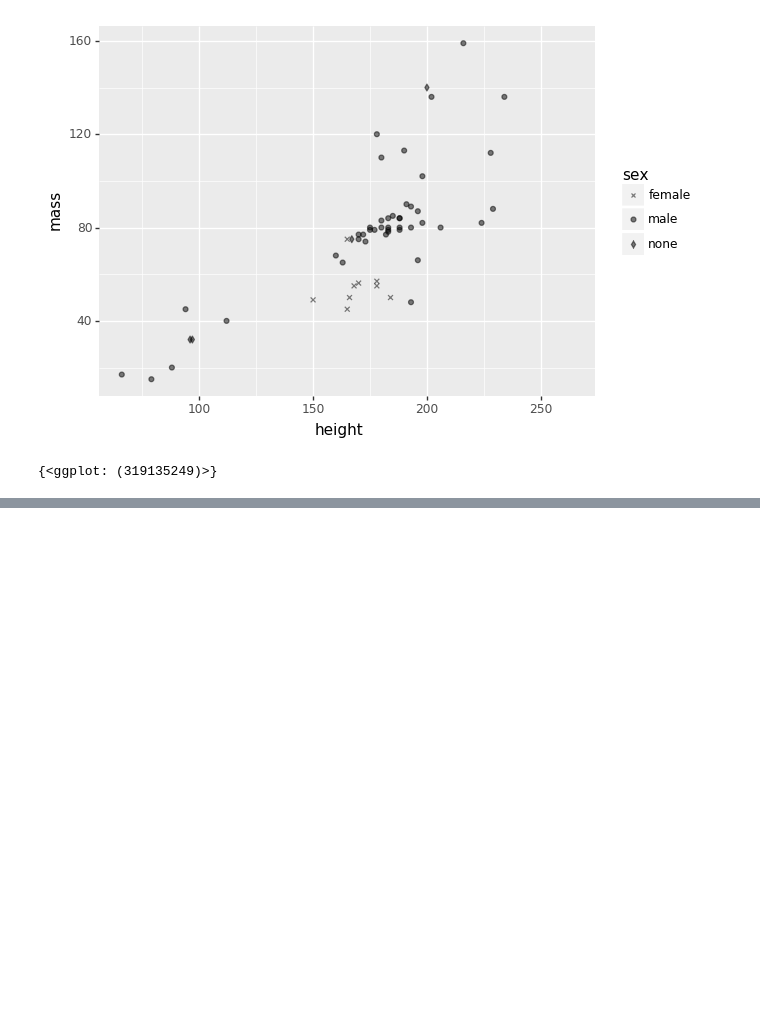
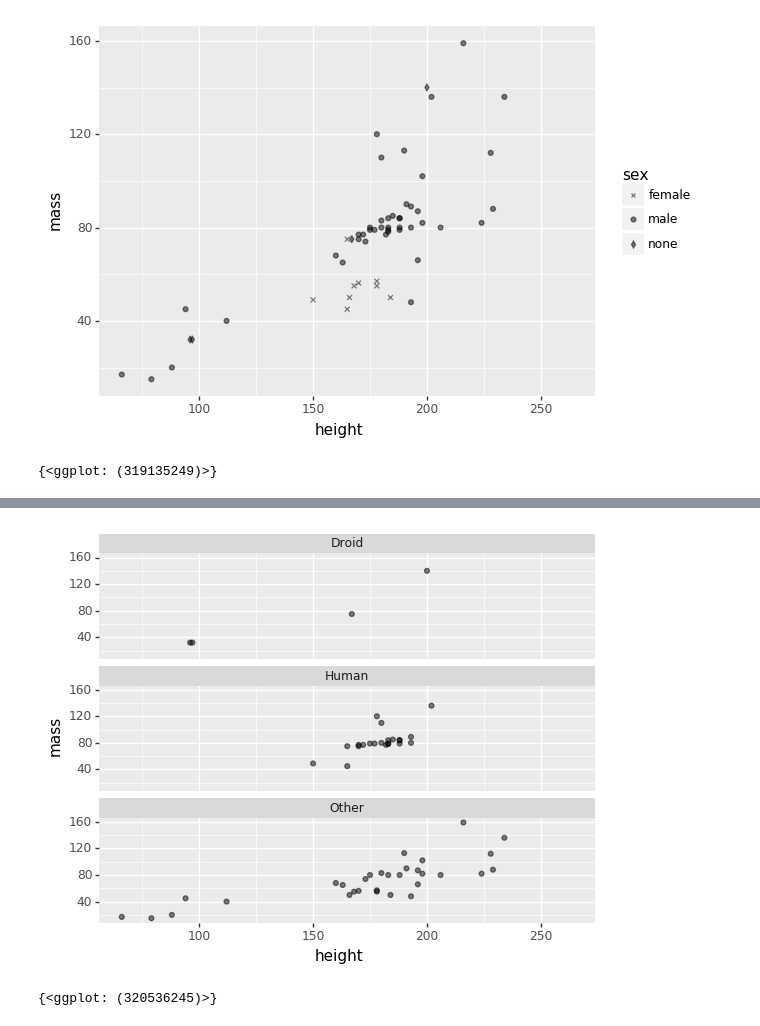
Before and after one commit to o19s/ggoodggraphics, a Jupyter notebook: pt2.ipynb, the cells around one changed output, grey strips where cells are left out. Saved outputs shown, nothing was run; the diff lists cells and outputs as text; code cells hidden in the pictures; blank space fills up the shorter version.

```diff
--- a/pt2.ipynb
+++ b/pt2.ipynb
@@ -232,0 +261,9 @@ Note ~ There is always a scale. Even if you haven't defined it, `ggplot` has cre
+# %%
+ {
+    ggplot(star_wars, aes('height', 'mass')) +
+    geom_point(alpha = .5) +
+    facet_wrap('~species_groups', ncol = 1)
+ }
+# %% [output]
+[figure, added]
+{<ggplot: (320536245)>}
```
Also changed, not shown: parts of 6 cells of this notebook.
